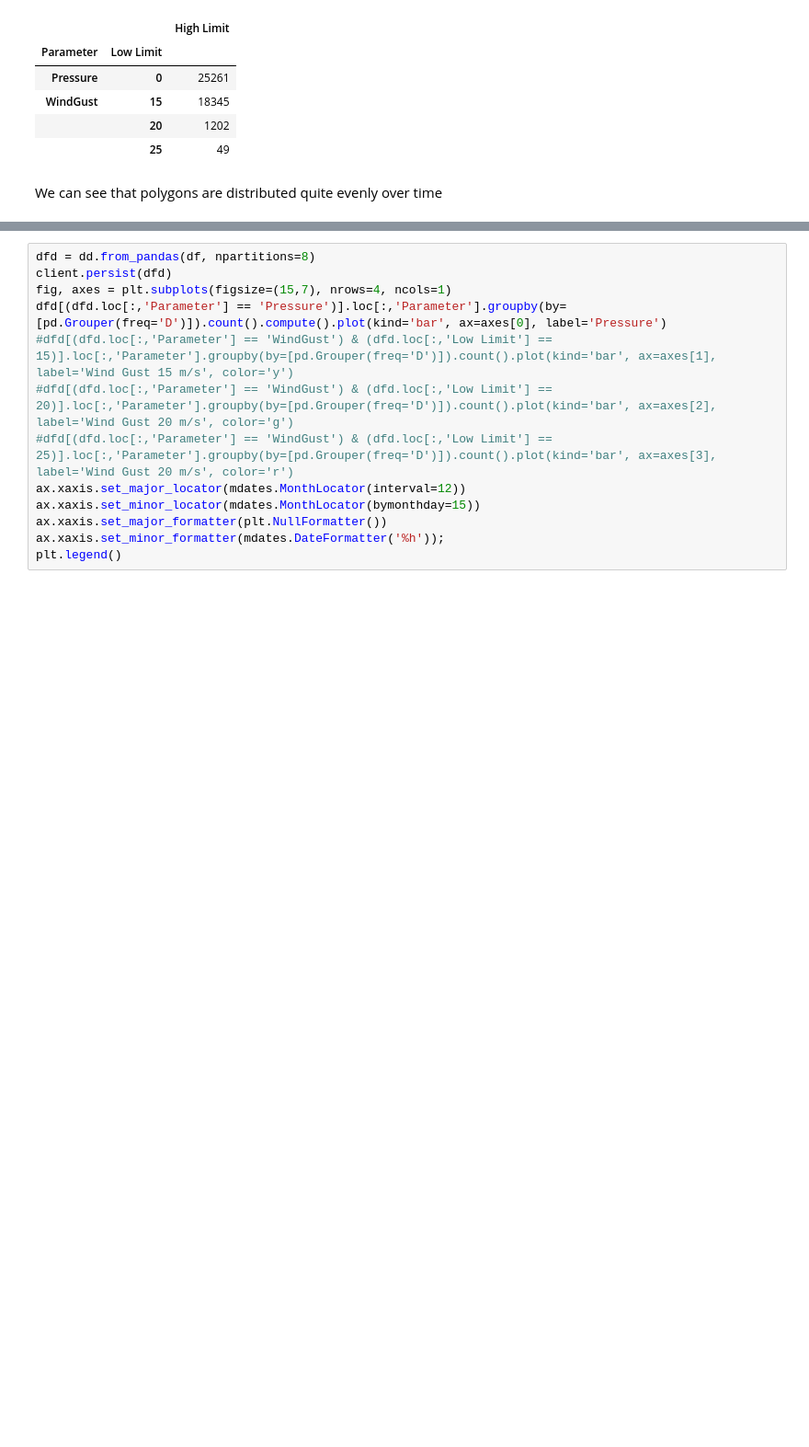
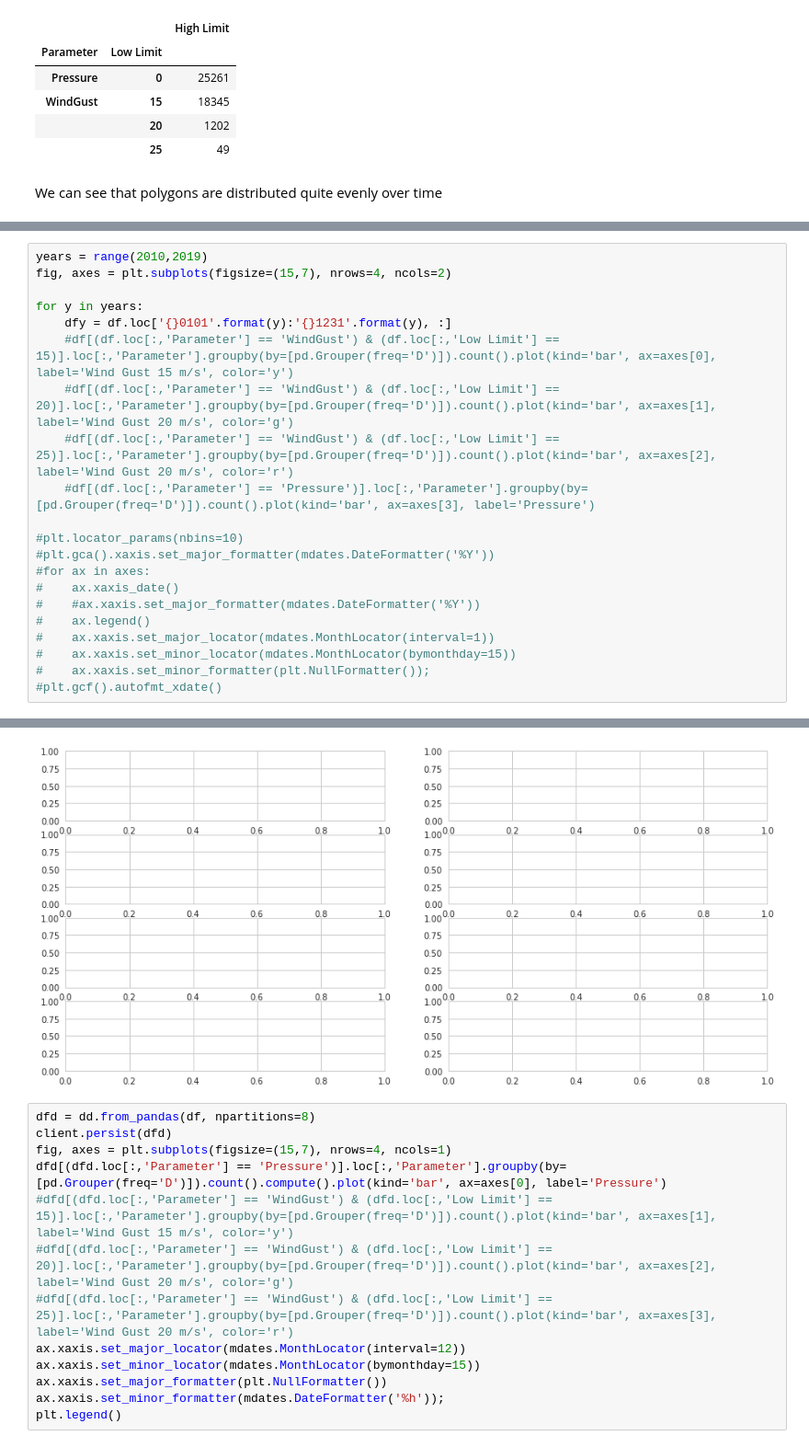
Before and after one commit to fmidev/sasse-polygon-process, a Jupyter notebook: notebooks/data statistics.ipynb, the cells around one changed output, grey strips where cells are left out. Shown at 92% size. Cells and saved outputs as stored; diff of their text form; blank space fills up the shorter version.

```diff
--- a/notebooks/data statistics.ipynb
+++ b/notebooks/data statistics.ipynb
@@ -118,0 +121,22 @@ plt.legend()
+# %%
+years = range(2010,2019)
+fig, axes = plt.subplots(figsize=(15,7), nrows=4, ncols=2)
+
+for y in years:
+    dfy = df.loc['{}0101'.format(y):'{}1231'.format(y), :]
+    #df[(df.loc[:,'Parameter'] == 'WindGust') & (df.loc[:,'Low Limit'] == 15)].loc[:,'Parameter'].groupby(by=[pd.Grouper(freq='D')]).count().plot(kind='bar', ax=axes[0], label='Wind Gust 15 m/s', color='y')
+    #df[(df.loc[:,'Parameter'] == 'WindGust') & (df.loc[:,'Low Limit'] == 20)].loc[:,'Parameter'].groupby(by=[pd.Grouper(freq='D')]).count().plot(kind='bar', ax=axes[1], label='Wind Gust 20 m/s', color='g')
+    #df[(df.loc[:,'Parameter'] == 'WindGust') & (df.loc[:,'Low Limit'] == 25)].loc[:,'Parameter'].groupby(by=[pd.Grouper(freq='D')]).count().plot(kind='bar', ax=axes[2], label='Wind Gust 20 m/s', color='r')
+    #df[(df.loc[:,'Parameter'] == 'Pressure')].loc[:,'Parameter'].groupby(by=[pd.Grouper(freq='D')]).count().plot(kind='bar', ax=axes[3], label='Pressure')
+
+#plt.locator_params(nbins=10)
+#plt.gca().xaxis.set_major_formatter(mdates.DateFormatter('%Y'))
+#for ax in axes:
+#    ax.xaxis_date()
+#    #ax.xaxis.set_major_formatter(mdates.DateFormatter('%Y'))
+#    ax.legend()
+#    ax.xaxis.set_major_locator(mdates.MonthLocator(interval=1))
+#    ax.xaxis.set_minor_locator(mdates.MonthLocator(bymonthday=15))
+#    ax.xaxis.set_minor_formatter(plt.NullFormatter());
+#plt.gcf().autofmt_xdate()
+# %% [output]
@@ -119,3 +160,4 @@ plt.legend()
+[figure, added]
 # %%
 dfd = dd.from_pandas(df, npartitions=8)
 client.persist(dfd)
```
Also changed, not shown: parts of 2 cells of this notebook.
